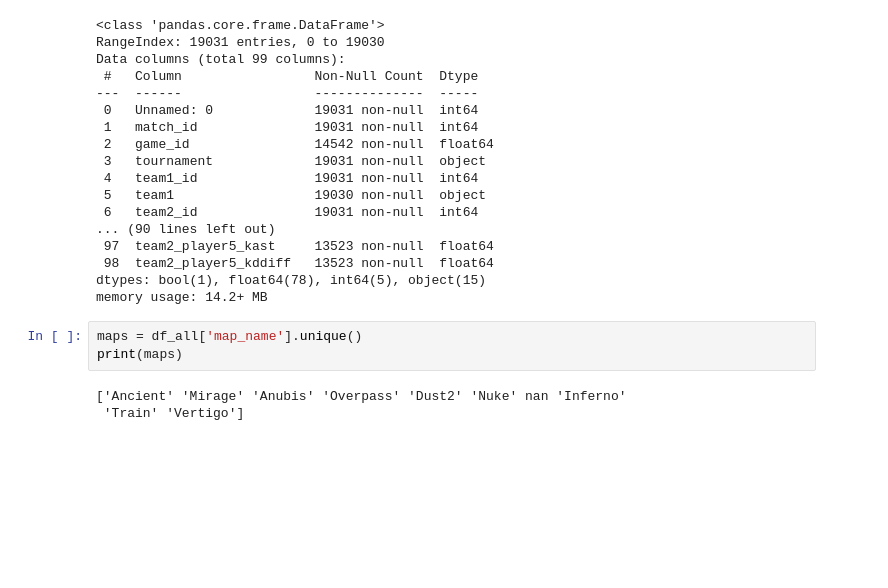
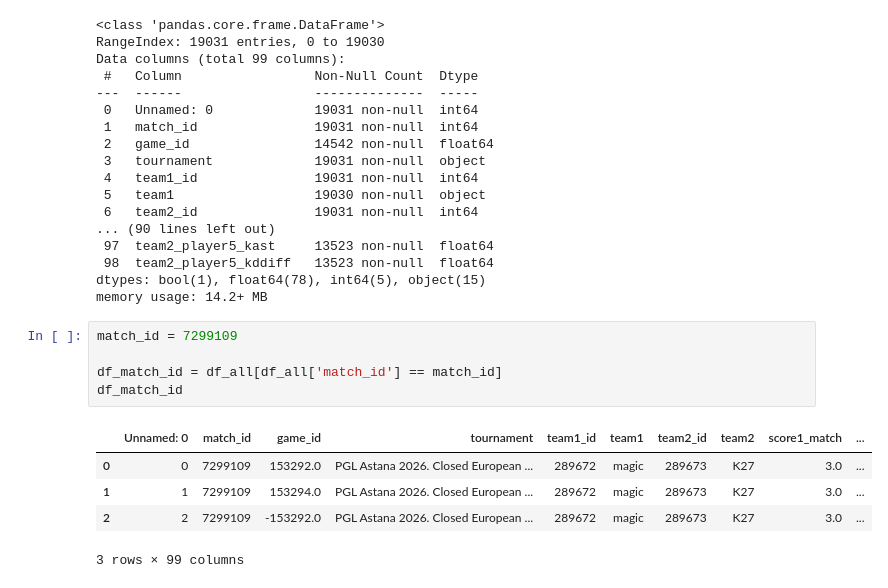
Before and after one commit to GubkinKirill/-Python_and_ML, a Jupyter notebook: counter-strike.ipynb, the cells around one changed output. Drawn from its saved outputs; the diff is of its cells as text; blank space fills up the shorter version.

```diff
--- a/counter-strike.ipynb
+++ b/counter-strike.ipynb
@@ -95,9 +95,14 @@ Data columns (total 99 columns):
  98  team2_player5_kddiff   13523 non-null  float64
 dtypes: bool(1), float64(78), int64(5), object(15)
 memory usage: 14.2+ MB
-# %%
-maps = df_all['map_name'].unique()
-print(maps)
-# %% [output]
-['Ancient' 'Mirage' 'Anubis' 'Overpass' 'Dust2' 'Nuke' nan 'Inferno'
- 'Train' 'Vertigo']
+# %%
+match_id = 7299109
+
+df_match_id = df_all[df_all['match_id'] == match_id]
+df_match_id
+# %% [output]
+|  | Unnamed: 0 | match_id | game_id | tournament | team1_id | team1 | team2_id | team2 | score1_match | ... |
+| 0 | 0 | 7299109 | 153292.0 | PGL Astana 2026. Closed European ... | 289672 | magic | 289673 | K27 | 3.0 | ... |
+| 1 | 1 | 7299109 | 153294.0 | PGL Astana 2026. Closed European ... | 289672 | magic | 289673 | K27 | 3.0 | ... |
+| 2 | 2 | 7299109 | -153292.0 | PGL Astana 2026. Closed European ... | 289672 | magic | 289673 | K27 | 3.0 | ... |
+3 rows × 99 columns
```
Also changed, not shown: parts of 6 cells of this notebook.
